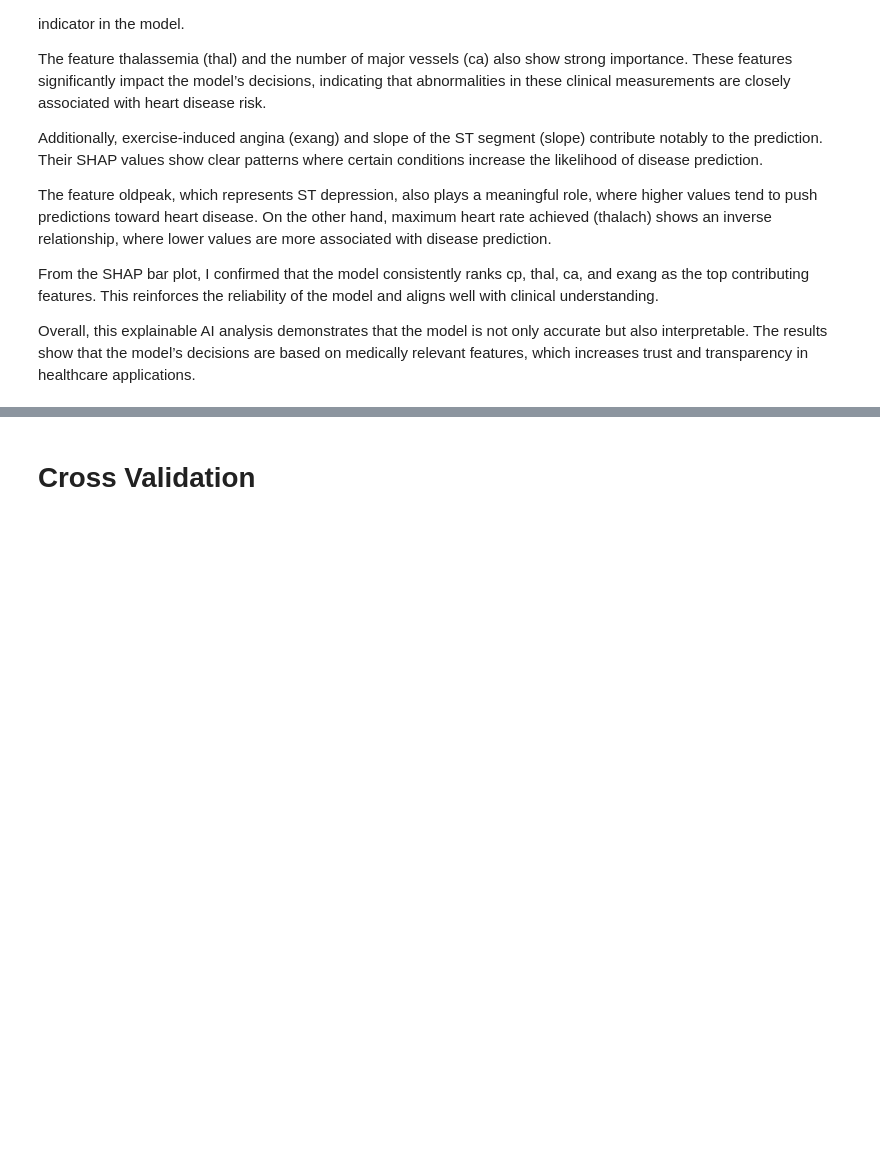
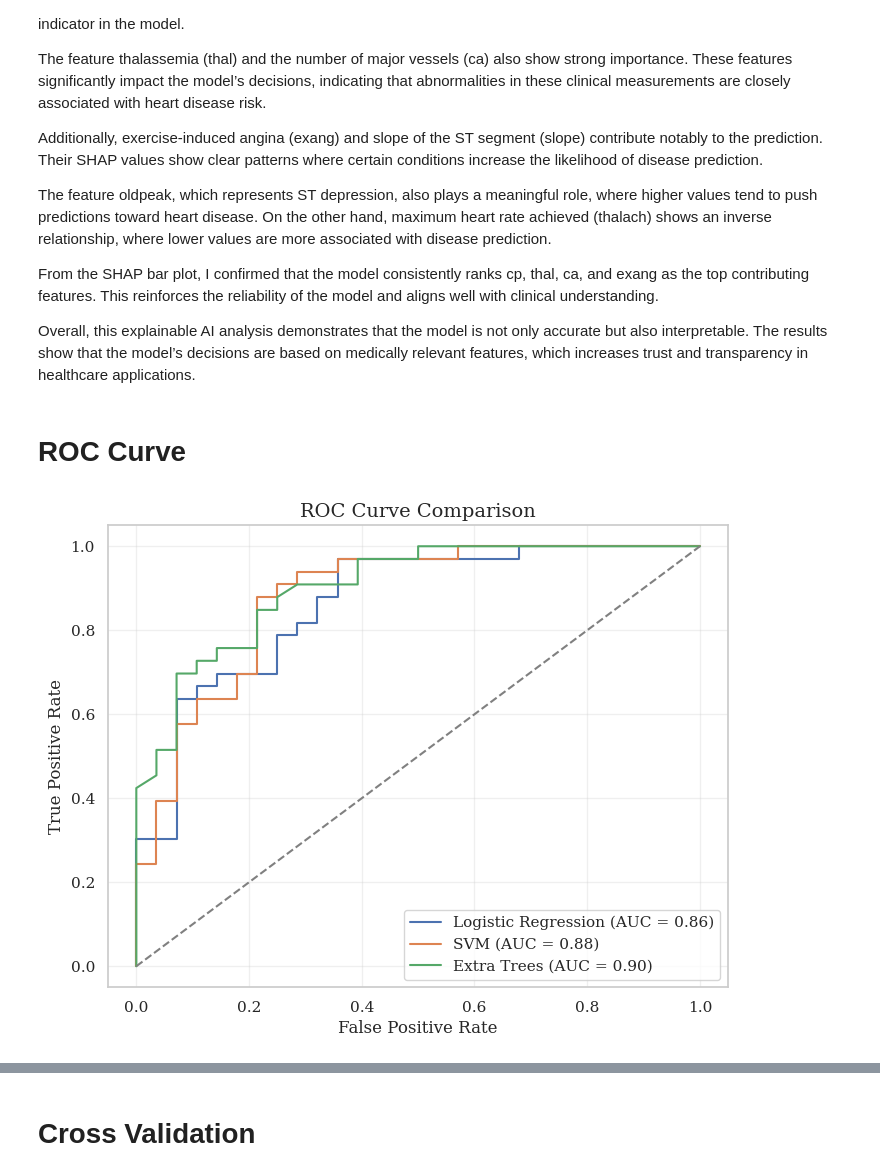
Before and after one commit to jabedkhanjb/Advancing-Early-Heart-Disease-Detection-Using-Explainable-AI-in-Healthcare-Systems, a Jupyter notebook: Advancing Early Heart Disease Detection Using Explainable AI in Healthcare Systems.ipynb, the cells around one changed output, grey strips where cells are left out. Saved outputs shown, nothing was run; the diff lists cells and outputs as text; code cells hidden in the pictures; blank space fills up the shorter version.

```diff
--- a/Advancing Early Heart Disease Detection Using Explainable AI in Healthcare Systems.ipynb
+++ b/Advancing Early Heart Disease Detection Using Explainable AI in Healthcare Systems.ipynb
@@ -766,3 +717,42 @@ The feature oldpeak, which represents ST depression, also plays a meaningful rol
 From the SHAP bar plot, I confirmed that the model consistently ranks cp, thal, ca, and exang as the top contributing features. This reinforces the reliability of the model and aligns well with clinical understanding.
 
 Overall, this explainable AI analysis demonstrates that the model is not only accurate but also interpretable. The results show that the model’s decisions are based on medically relevant features, which increases trust and transparency in healthcare applications.
+# %% [markdown]
+# ROC Curve
+# %%
+from sklearn.metrics import roc_curve, auc
+
+models_to_plot = {
+    "Logistic Regression": LogisticRegression(max_iter=1000),
+    "SVM": SVC(probability=True),
+    "Extra Trees": ExtraTreesClassifier(n_estimators=200)
+}
+
+plt.figure(figsize=(8,6))
+
+for name, model in models_to_plot.items():
+
+    if name in ["Logistic Regression", "SVM"]:
+        model.fit(X_train_scaled, y_train)
+        y_prob = model.predict_proba(X_test_scaled)[:,1]
+    else:
+        model.fit(X_train, y_train)
+        y_prob = model.predict_proba(X_test)[:,1]
+
+    fpr, tpr, _ = roc_curve(y_test, y_prob)
+    roc_auc = auc(fpr, tpr)
+
+    plt.plot(fpr, tpr, label=f"{name} (AUC = {roc_auc:.2f})")
+
+plt.plot([0,1], [0,1], linestyle='--', color='gray')
+
+plt.xlabel("False Positive Rate")
+plt.ylabel("True Positive Rate")
+plt.title("ROC Curve Comparison")
+plt.legend()
+plt.grid(alpha=0.3)
+
+plt.savefig("roc_curve.png", dpi=300, bbox_inches='tight')
+plt.show()
+# %% [output]
+[figure, added]
```
Also changed, not shown: parts of 27 cells of this notebook, 6 other files.
